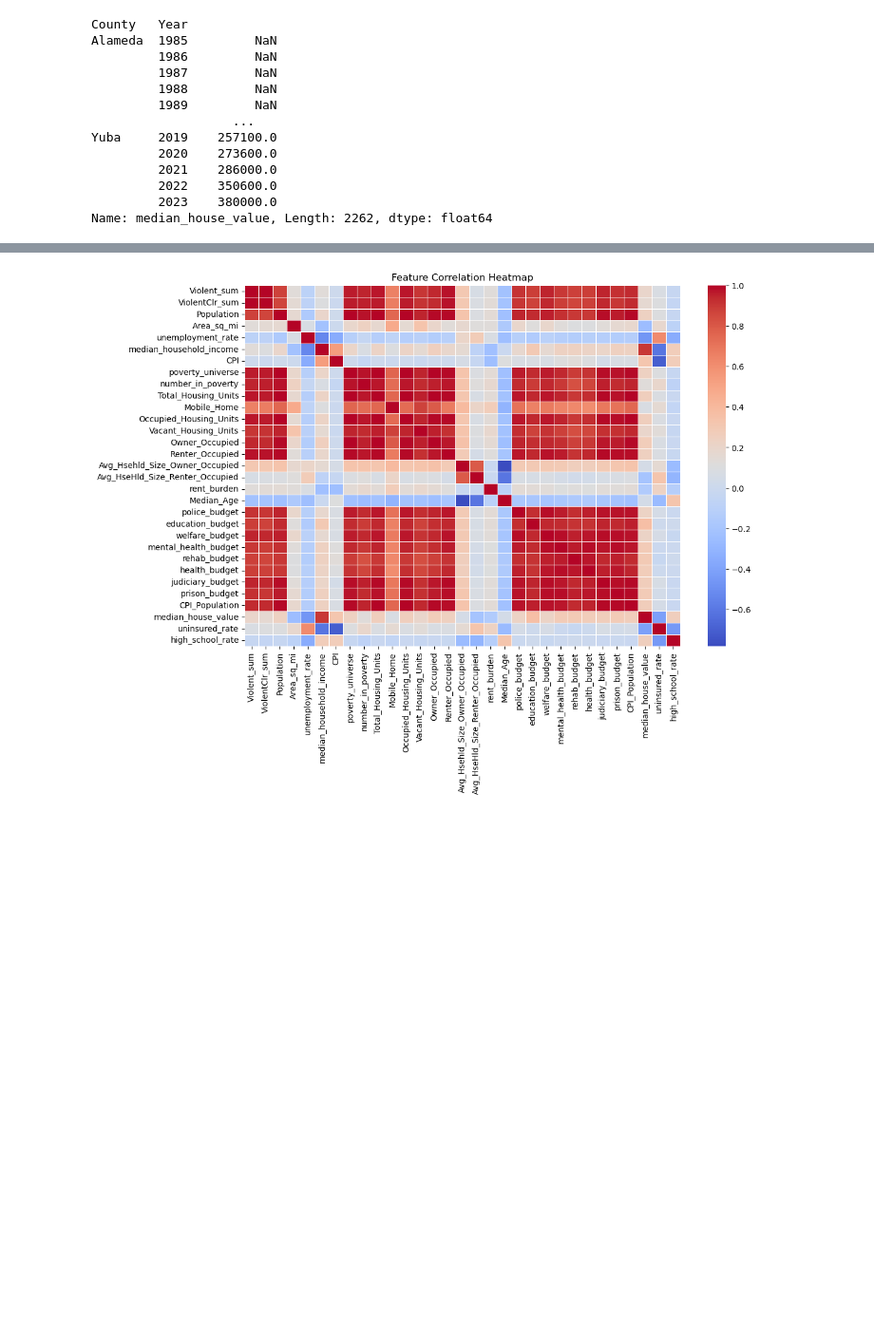
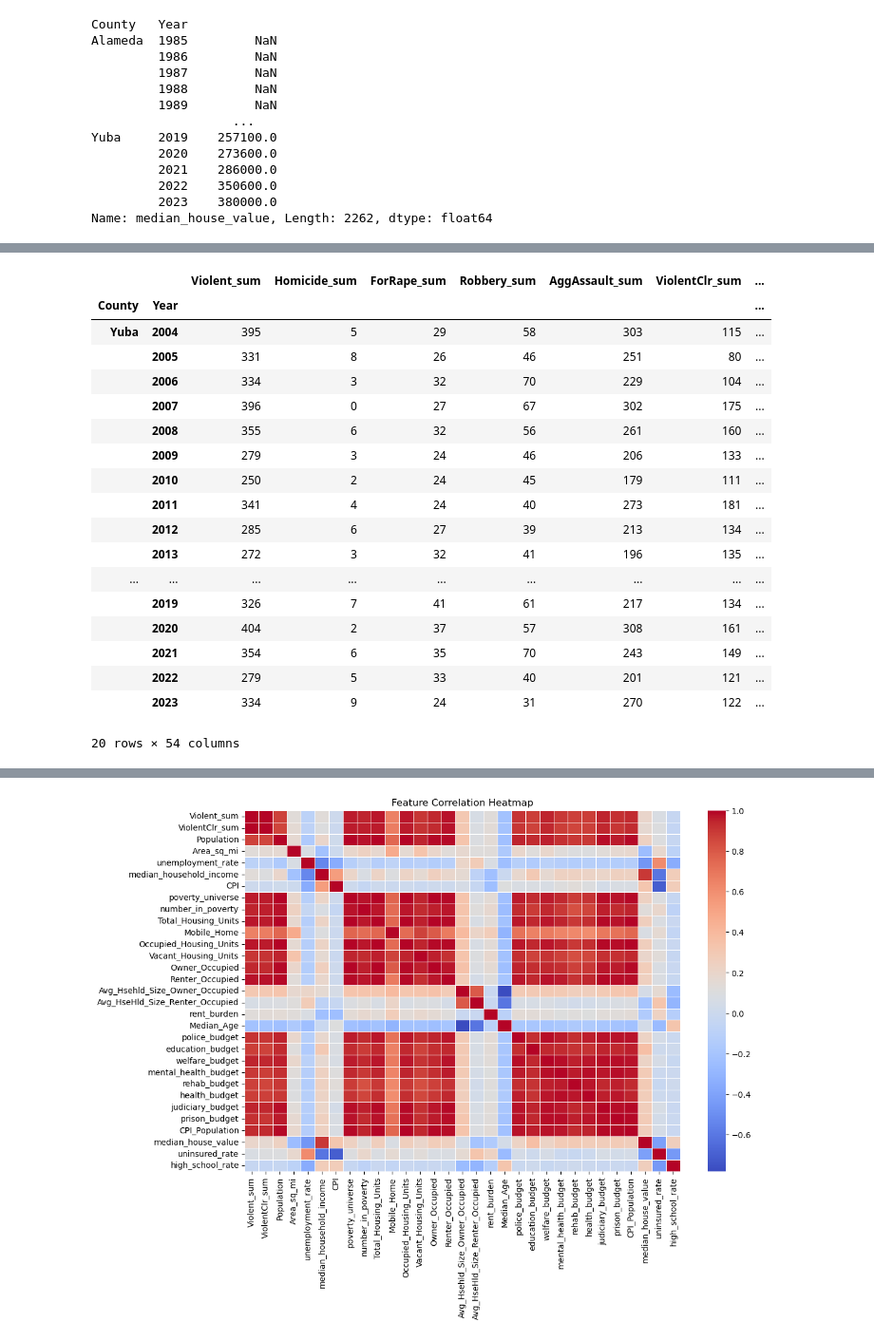
Before and after one commit to git-loa/CrimePatternsProject, a Jupyter notebook: data-exploration/data_engineering@1.ipynb, the cells around one changed output, grey strips where cells are left out. Shown at 95% size. Saved outputs shown, nothing was run; the diff lists cells and outputs as text; code cells hidden in the pictures; blank space fills up the shorter version.

```diff
--- a/data-exploration/data_engineering@1.ipynb
+++ b/data-exploration/data_engineering@1.ipynb
@@ -738,3 +691,7 @@ expenditure_df.head(3)
 | 0 | Alameda | 1 | 2023 | 136000000 | 39064698.0 | 1044985620 | ... |
 | 1 | Alpine | 2 | 2023 | 3803427 | 684938.0 | 3104497 | ... |
 | 2 | Amador | 3 | 2023 | 13793355 | 1087355.0 | 16887389 | ... |
+# %%
+zero_count = (expenditure_df == 0).sum().sum()
+print("Total number of zeros:", zero_count)
+expenditure_df.replace(0, pd.NA, inplace=True)
@@ -832,20 +791,3 @@ crime_data_df = crime_data_df.merge(
 )
 # %% [markdown]
 # Work on urban, suburban, rural (Completed)
-# %%
-# Define the criteria for Urban, Suburban, and Rural
-
-"""
-conditions = [
-    (crime_data_df["population_density"] > 1500),
-    (crime_data_df["population_density"] <= 1500)
-    & (crime_data_df["population_density"] >= 500),
-    (crime_data_df["population_density"] < 500),
-]
-
-# The Categories: Index must much index of conditions
-categories = ["Urban", "Suburban", "Rural"]
-
-# Create the categorical variable 'area_type'
-crime_data_df["county_category"] = np.select(conditions, categories, default="unknown")'
-"""
@@ -1142,0 +1264,24 @@ Name: median_house_value, Length: 2262, dtype: float64
+# %%
+crime_data_df['dropout_rate'] = SE_df['dropout_rate']
+crime_data_df['public_school_rate'] = SE_df['public_school_rate']
+crime_data_df.tail(20)
+# %% [output]
+|  |  | Violent_sum | Homicide_sum | ForRape_sum | Robbery_sum | AggAssault_sum | ViolentClr_sum | ... |
+| County | Year |  |  |  |  |  |  | ... |
+| Yuba | 2004 | 395 | 5 | 29 | 58 | 303 | 115 | ... |
+|  | 2005 | 331 | 8 | 26 | 46 | 251 | 80 | ... |
+|  | 2006 | 334 | 3 | 32 | 70 | 229 | 104 | ... |
+|  | 2007 | 396 | 0 | 27 | 67 | 302 | 175 | ... |
+|  | 2008 | 355 | 6 | 32 | 56 | 261 | 160 | ... |
+|  | 2009 | 279 | 3 | 24 | 46 | 206 | 133 | ... |
+|  | 2010 | 250 | 2 | 24 | 45 | 179 | 111 | ... |
+|  | 2011 | 341 | 4 | 24 | 40 | 273 | 181 | ... |
+|  | 2012 | 285 | 6 | 27 | 39 | 213 | 134 | ... |
+|  | 2013 | 272 | 3 | 32 | 41 | 196 | 135 | ... |
+| ... | ... | ... | ... | ... | ... | ... | ... | ... |
+|  | 2019 | 326 | 7 | 41 | 61 | 217 | 134 | ... |
+|  | 2020 | 404 | 2 | 37 | 57 | 308 | 161 | ... |
+|  | 2021 | 354 | 6 | 35 | 70 | 243 | 149 | ... |
+|  | 2022 | 279 | 5 | 33 | 40 | 201 | 121 | ... |
+|  | 2023 | 334 | 9 | 24 | 31 | 270 | 122 | ... |
+20 rows × 54 columns
```
Also changed, not shown: parts of 52 cells of this notebook, 14 other files.
